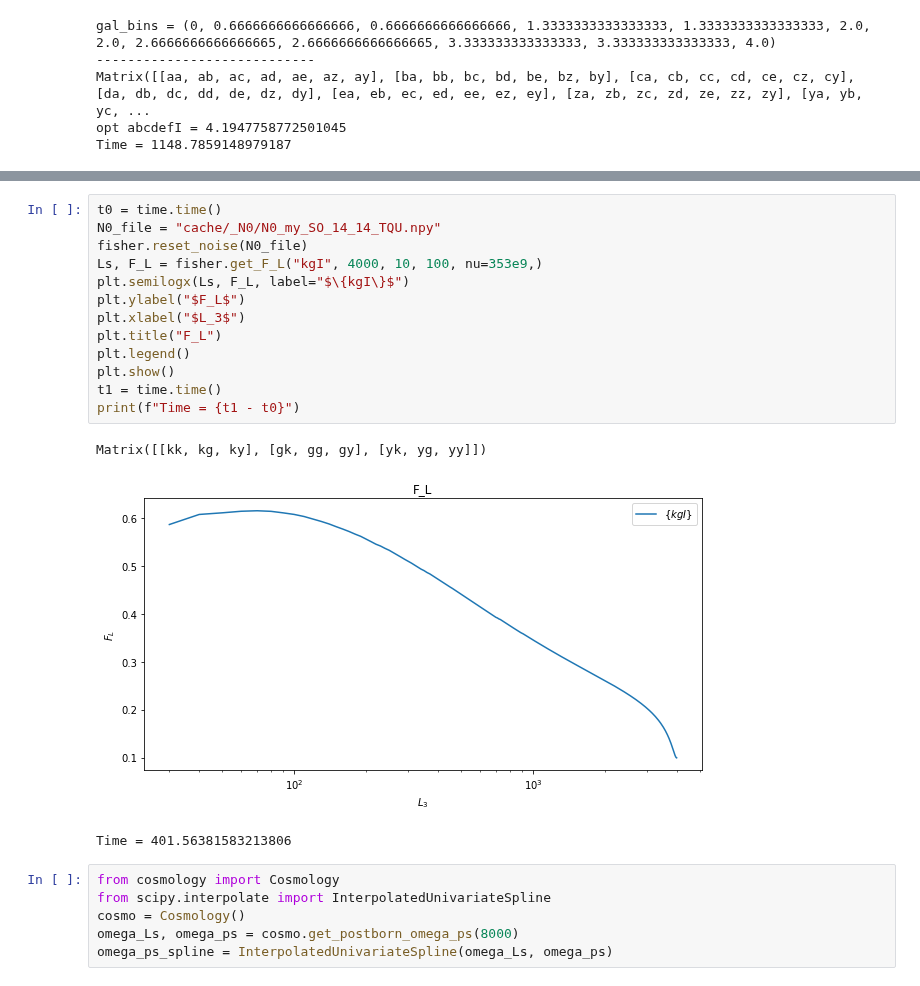
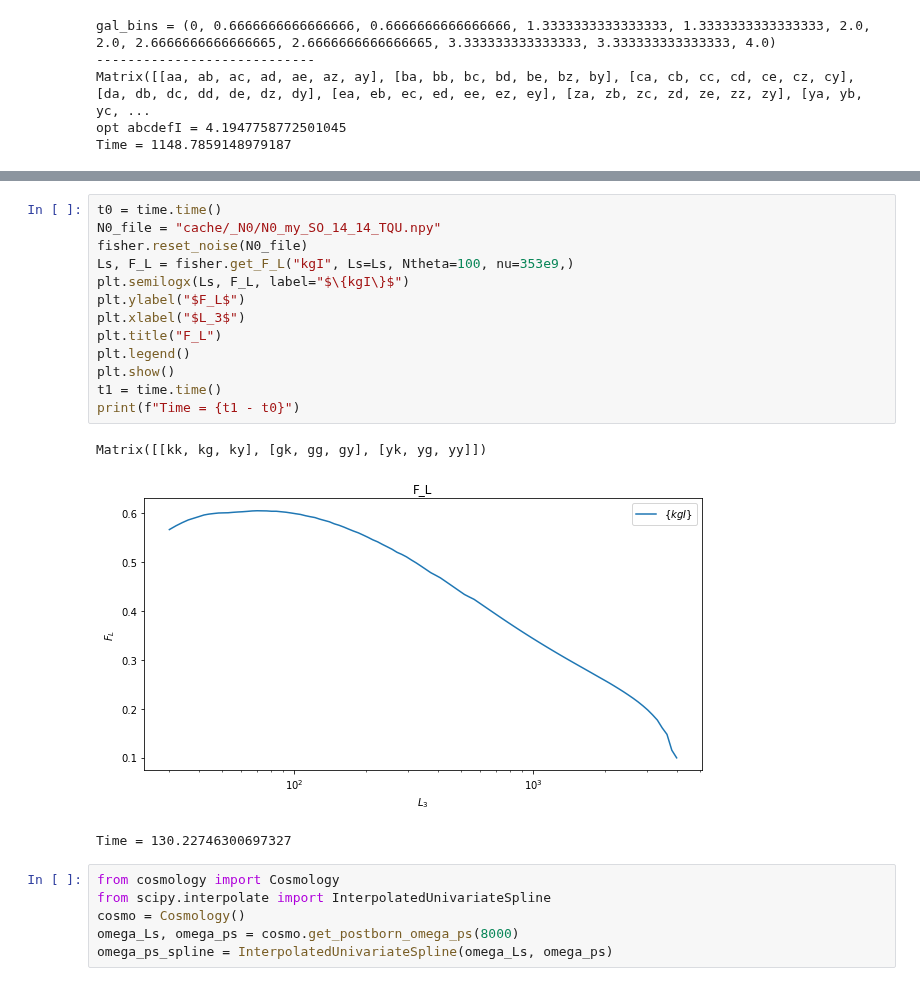
Before and after one commit to mfrobertson/omegaQE, a Jupyter notebook: kkomega/SO_cib.ipynb, the cells around one changed output, grey strips where cells are left out. Cells and saved outputs as stored; diff of their text form.

```diff
--- a/kkomega/SO_cib.ipynb
+++ b/kkomega/SO_cib.ipynb
@@ -500,20 +528,20 @@ Time = 510.9258146286011
 # %%
 t0 = time.time()
 N0_file = "cache/_N0/N0_my_SO_14_14_TQU.npy"
 fisher.reset_noise(N0_file)
-Ls, F_L = fisher.get_F_L("kgI", 4000, 10, 100, nu=353e9,)
+Ls, F_L = fisher.get_F_L("kgI", Ls=Ls, Ntheta=100, nu=353e9,)
 plt.semilogx(Ls, F_L, label="$\{kgI\}$")
 plt.ylabel("$F_L$")
 plt.xlabel("$L_3$")
 plt.title("F_L")
 plt.legend()
 plt.show()
 t1 = time.time()
 print(f"Time = {t1 - t0}")
 # %% [output]
 Matrix([[kk, kg, ky], [gk, gg, gy], [yk, yg, yy]])
-[figure, old version]
+[figure, new version]
-Time = 401.56381583213806
+Time = 130.22746300697327
 # %%
 from cosmology import Cosmology
 from scipy.interpolate import InterpolatedUnivariateSpline
```
Also changed, not shown: parts of 14 cells of this notebook, 4 other files.
